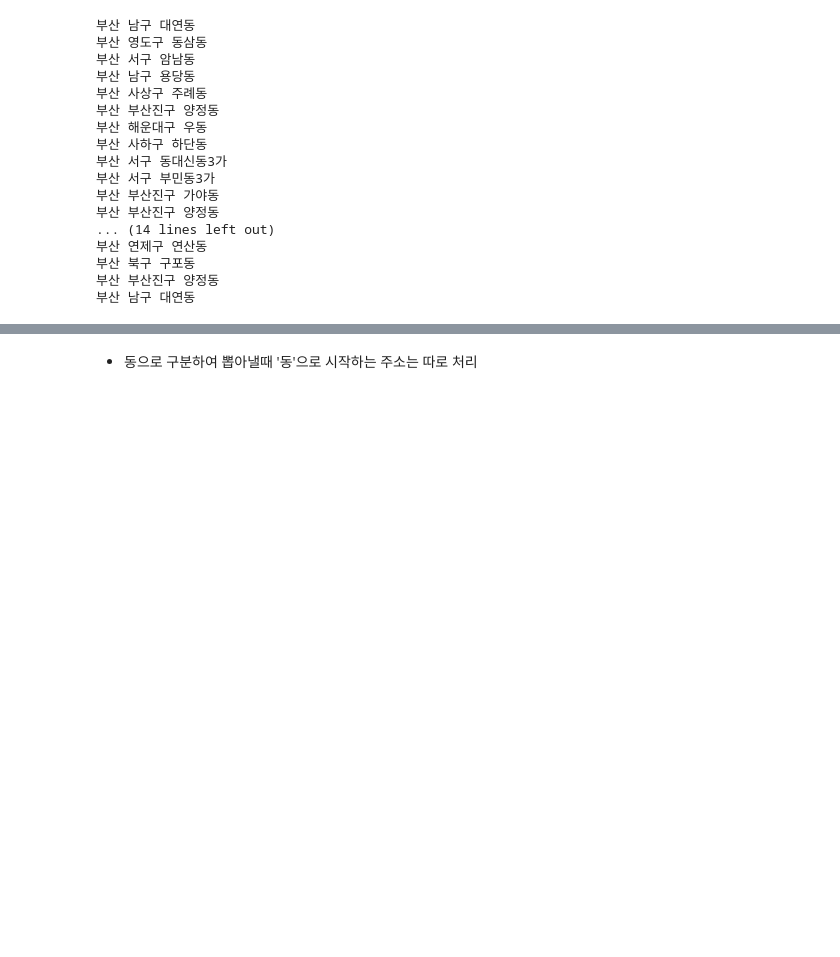
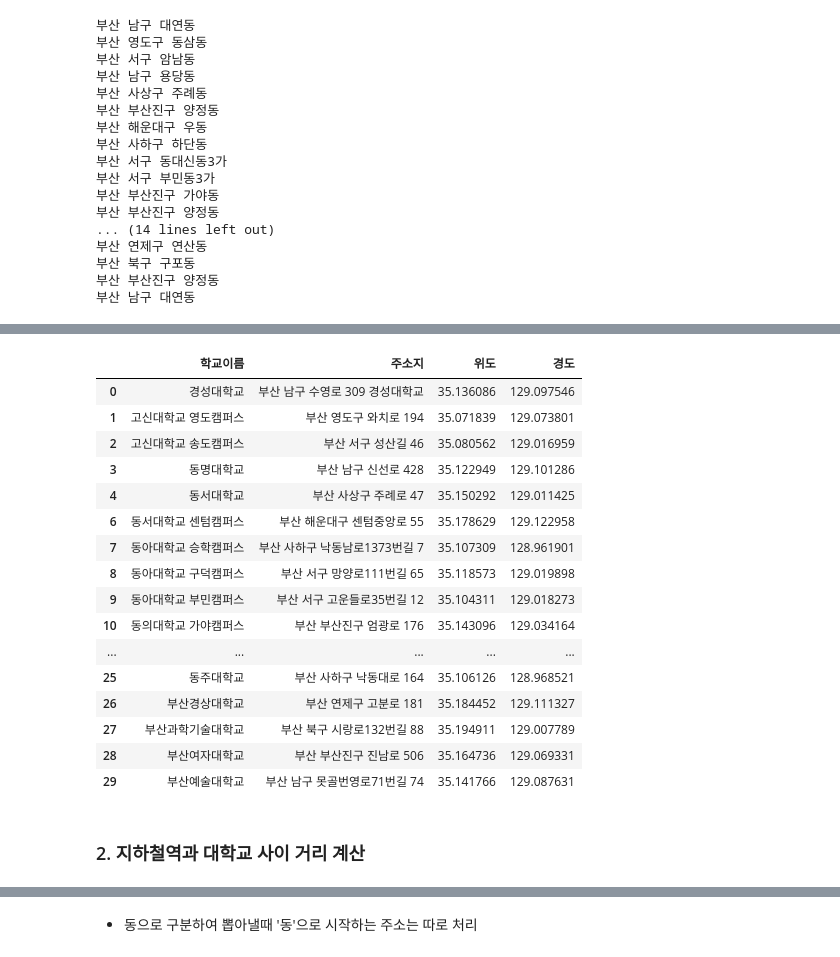
Before and after one commit to Busan-Bigdata-analysis/storage, a Jupyter notebook: getData/uni_address.ipynb, the cells around one changed output, grey strips where cells are left out. Saved outputs shown, nothing was run; the diff lists cells and outputs as text; code cells hidden in the pictures; blank space fills up the shorter version.

```diff
--- a/getData/uni_address.ipynb
+++ b/getData/uni_address.ipynb
@@ -103,0 +276,22 @@ uni_add = pd.read_csv('./대학주소지.csv', encoding='cp949', index_col=0)
+# %%
+uni_addxy = uni_addxy.dropna()
+# %%
+geo_local = Nominatim(user_agent='South Korea')
+
+def geocoding(address):
+    try:
+        geo = geo_local.geocode(address)
+        x_y = [geo.latitude, geo.longitude]
+        return x_y
+    except:
+        return[0,0]
+
+latitude = []
+longitude = []
+
+for i in uni_addxy['주소지']:
+    latitude.append(geocoding(i)[0])
+    longitude.append(geocoding(i)[1])
+# %%
+uni_addxy['x'] = latitude
+uni_addxy['y'] = longitude
@@ -103,0 +309,21 @@ uni_add = pd.read_csv('./대학주소지.csv', encoding='cp949', index_col=0)
+# %%
+uni_addxy = uni_addxy.rename(columns={'x':'위도', 'y':'경도'})
+uni_addxy
+# %% [output]
+|  | 학교이름 | 주소지 | 위도 | 경도 |
+| 0 | 경성대학교 | 부산 남구 수영로 309 경성대학교 | 35.136086 | 129.097546 |
+| 1 | 고신대학교 영도캠퍼스 | 부산 영도구 와치로 194 | 35.071839 | 129.073801 |
+| 2 | 고신대학교 송도캠퍼스 | 부산 서구 성산길 46 | 35.080562 | 129.016959 |
+| 3 | 동명대학교 | 부산 남구 신선로 428 | 35.122949 | 129.101286 |
+| 4 | 동서대학교 | 부산 사상구 주례로 47 | 35.150292 | 129.011425 |
+| 6 | 동서대학교 센텀캠퍼스 | 부산 해운대구 센텀중앙로 55 | 35.178629 | 129.122958 |
+| 7 | 동아대학교 승학캠퍼스 | 부산 사하구 낙동남로1373번길 7 | 35.107309 | 128.961901 |
+| 8 | 동아대학교 구덕캠퍼스 | 부산 서구 망양로111번길 65 | 35.118573 | 129.019898 |
+| 9 | 동아대학교 부민캠퍼스 | 부산 서구 고운들로35번길 12 | 35.104311 | 129.018273 |
+| 10 | 동의대학교 가야캠퍼스 | 부산 부산진구 엄광로 176 | 35.143096 | 129.034164 |
+| ... | ... | ... | ... | ... |
+| 25 | 동주대학교 | 부산 사하구 낙동대로 164 | 35.106126 | 128.968521 |
+| 26 | 부산경상대학교 | 부산 연제구 고분로 181 | 35.184452 | 129.111327 |
+| 27 | 부산과학기술대학교 | 부산 북구 시랑로132번길 88 | 35.194911 | 129.007789 |
+| 28 | 부산여자대학교 | 부산 부산진구 진남로 506 | 35.164736 | 129.069331 |
+| 29 | 부산예술대학교 | 부산 남구 못골번영로71번길 74 | 35.141766 | 129.087631 |
@@ -103,0 +332,2 @@ uni_add = pd.read_csv('./대학주소지.csv', encoding='cp949', index_col=0)
+# %% [markdown]
+### 2. 지하철역과 대학교 사이 거리 계산
```
Also changed, not shown: parts of 34 cells of this notebook.
